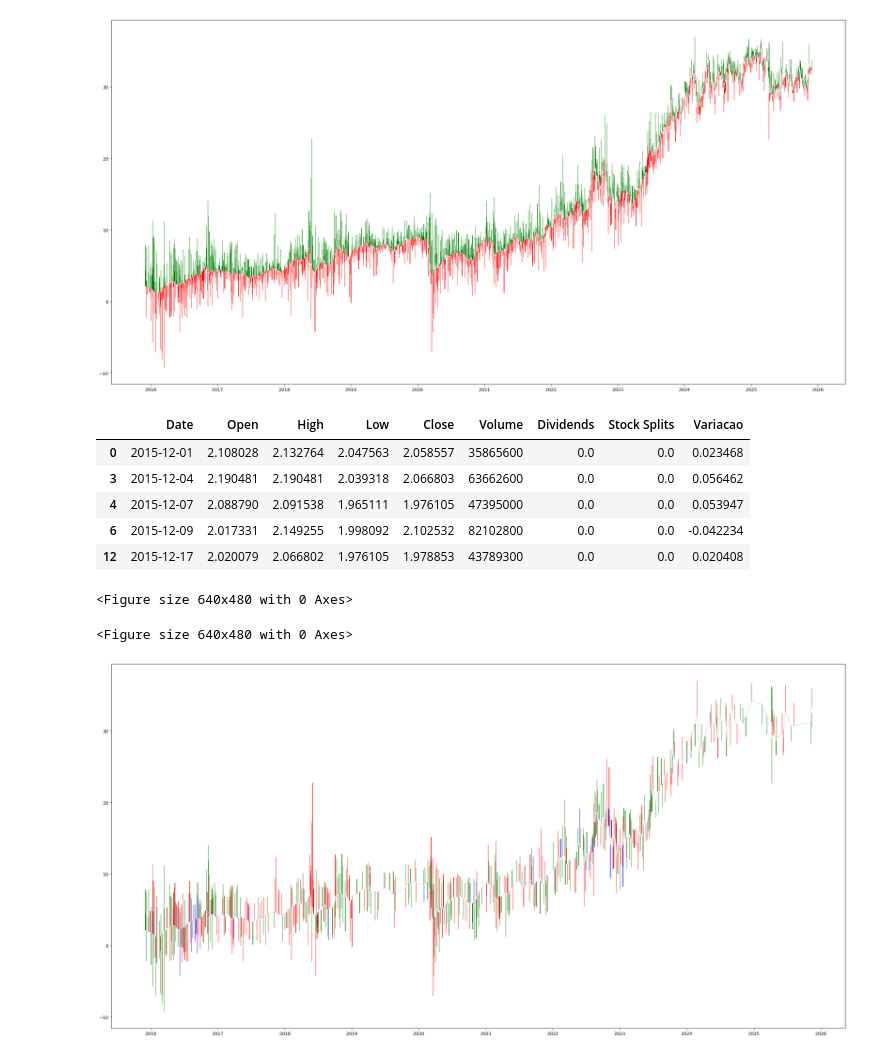
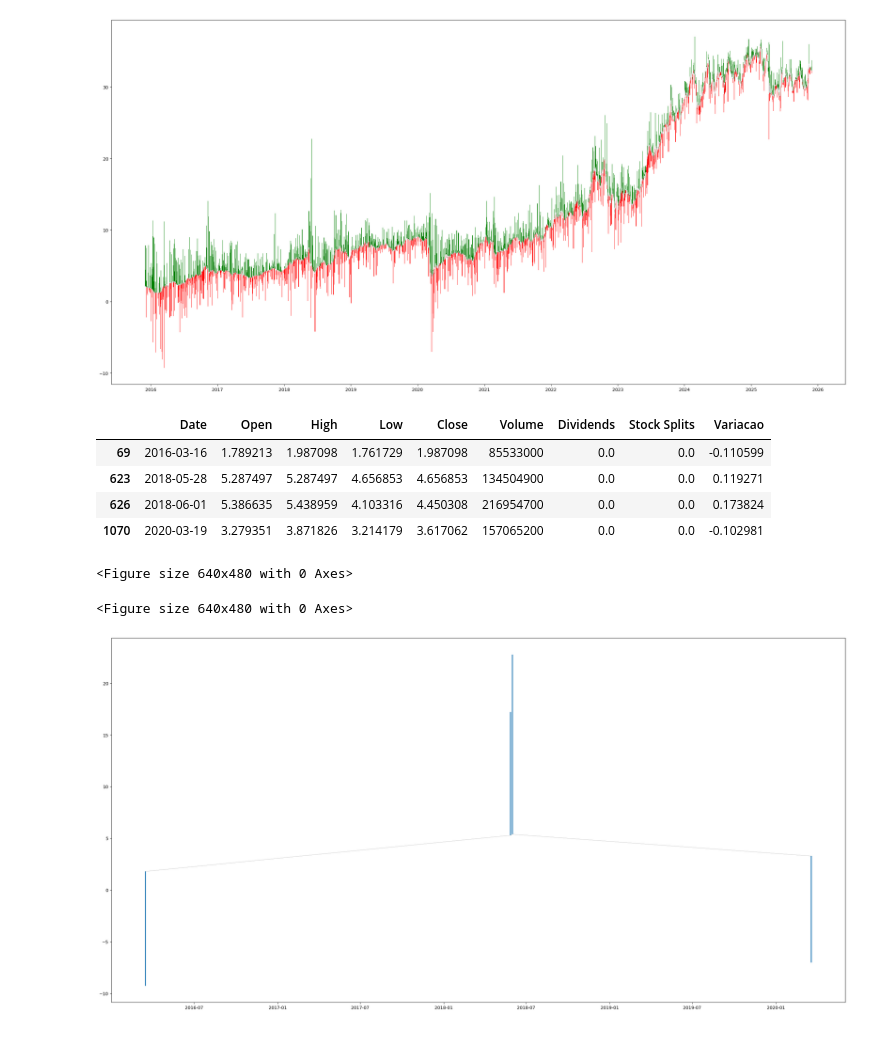
Before and after one commit to LeomaxFilho/StockMarketForecastingAI, a Jupyter notebook: src/data_reader.ipynb, the cells around one changed output. Drawn from its saved outputs; the diff is of its cells as text; code cells hidden in the pictures.

```diff
--- a/src/data_reader.ipynb
+++ b/src/data_reader.ipynb
@@ -54,26 +54,25 @@ plt.show()
 [figure]
 # %%
 plt.clf()
-higher = np.where(np.abs(df['Variacao'])> 0.02)
+higher = np.where(np.abs(df['Variacao'])> 0.1)
 df_higher = df.loc[higher]
 df_higher.head()
 # %% [output]
 |  | Date | Open | High | Low | Close | Volume | Dividends | Stock Splits | Variacao |
-| 0 | 2015-12-01 | 2.108028 | 2.132764 | 2.047563 | 2.058557 | 35865600 | 0.0 | 0.0 | 0.023468 |
-| 3 | 2015-12-04 | 2.190481 | 2.190481 | 2.039318 | 2.066803 | 63662600 | 0.0 | 0.0 | 0.056462 |
-| 4 | 2015-12-07 | 2.088790 | 2.091538 | 1.965111 | 1.976105 | 47395000 | 0.0 | 0.0 | 0.053947 |
-| 6 | 2015-12-09 | 2.017331 | 2.149255 | 1.998092 | 2.102532 | 82102800 | 0.0 | 0.0 | -0.042234 |
-| 12 | 2015-12-17 | 2.020079 | 2.066802 | 1.976105 | 1.978853 | 43789300 | 0.0 | 0.0 | 0.020408 |
+| 69 | 2016-03-16 | 1.789213 | 1.987098 | 1.761729 | 1.987098 | 85533000 | 0.0 | 0.0 | -0.110599 |
+| 623 | 2018-05-28 | 5.287497 | 5.287497 | 4.656853 | 4.656853 | 134504900 | 0.0 | 0.0 | 0.119271 |
+| 626 | 2018-06-01 | 5.386635 | 5.438959 | 4.103316 | 4.450308 | 216954700 | 0.0 | 0.0 | 0.173824 |
+| 1070 | 2020-03-19 | 3.279351 | 3.871826 | 3.214179 | 3.617062 | 157065200 | 0.0 | 0.0 | -0.102981 |
 <Figure size 640x480 with 0 Axes>
 # %%
 plt.clf()
 plt.figure(figsize=(30, 15))
-plt.bar(df_higher['Date'], df_higher['Variacao'] * 100, bottom=df_higher['Open'], color=colours_np, width = 2)
+plt.bar(df_higher['Date'], df_higher['Variacao'] * 100, bottom=df_higher['Open'], width = 2)
 plt.plot(df_higher['Date'], df_higher['Open'], linewidth = 0.3, color='grey')
 plt.show()
 # %% [output]
 <Figure size 640x480 with 0 Axes>
-[figure, old version]
+[figure, new version]
 # %%
 df_higher[['Date', 'Variacao']]
 # %% [output]
```
Also changed, not shown: parts of 1 cell of this notebook, 2 other files.
